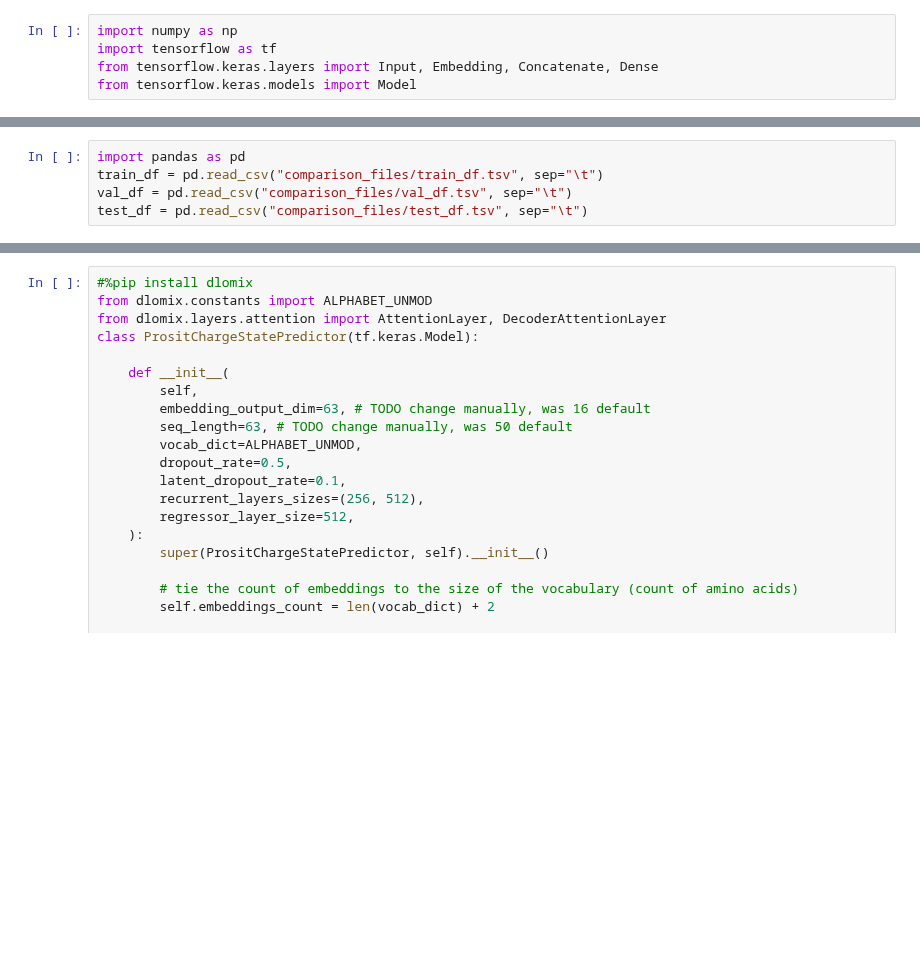
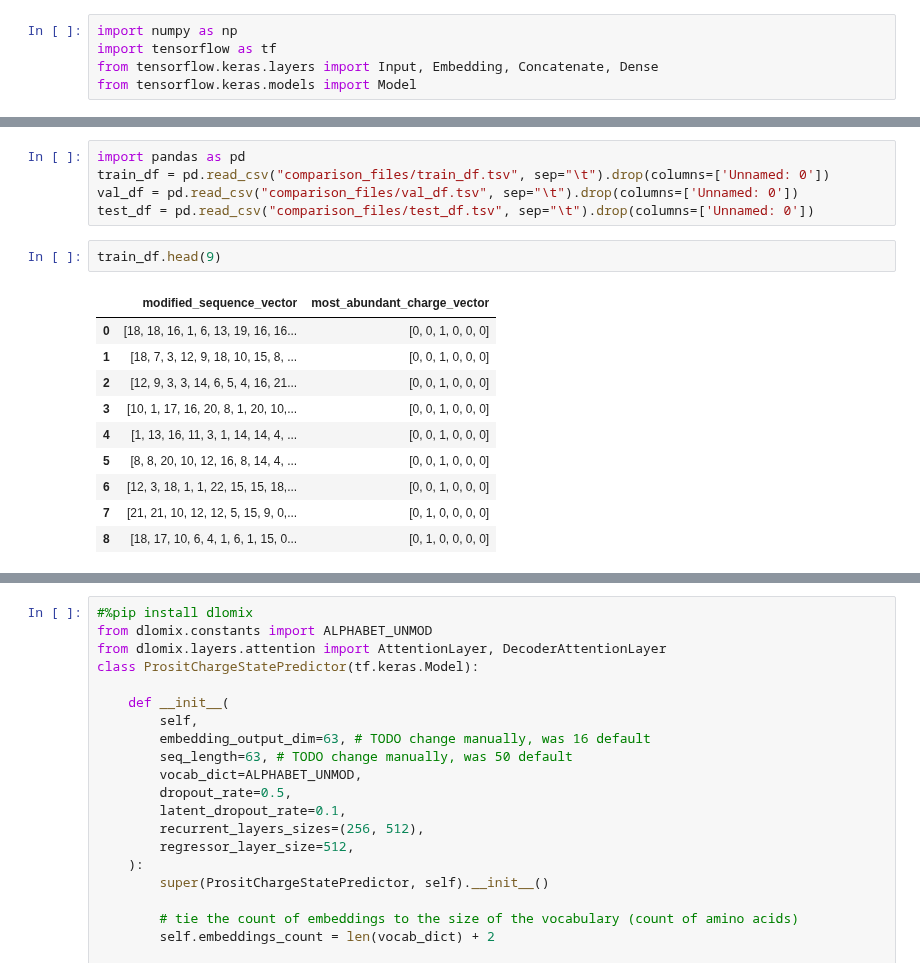
Before and after one commit to Sacesh/Masterpraktikum, a Jupyter notebook: prosit_charge_state_prediction_with_inference.ipynb, the cells around one changed output, grey strips where cells are left out. Drawn from its saved outputs; the diff is of its cells as text; blank space fills up the shorter version.

Commit message:
import dataframe from embed, sequence and one-hot

```diff
--- a/prosit_charge_state_prediction_with_inference.ipynb
+++ b/prosit_charge_state_prediction_with_inference.ipynb
@@ -90,5 +37,18 @@ from tensorflow.keras.models import Model
 # %%
 import pandas as pd
-train_df = pd.read_csv("comparison_files/train_df.tsv", sep="\t")
-val_df = pd.read_csv("comparison_files/val_df.tsv", sep="\t")
-test_df = pd.read_csv("comparison_files/test_df.tsv", sep="\t")
+train_df = pd.read_csv("comparison_files/train_df.tsv", sep="\t").drop(columns=['Unnamed: 0'])
+val_df = pd.read_csv("comparison_files/val_df.tsv", sep="\t").drop(columns=['Unnamed: 0'])
+test_df = pd.read_csv("comparison_files/test_df.tsv", sep="\t").drop(columns=['Unnamed: 0'])
+# %%
+train_df.head(9)
+# %% [output]
+|  | modified_sequence_vector | most_abundant_charge_vector |
+| 0 | [18, 18, 16, 1, 6, 13, 19, 16, 16... | [0, 0, 1, 0, 0, 0] |
+| 1 | [18, 7, 3, 12, 9, 18, 10, 15, 8, ... | [0, 0, 1, 0, 0, 0] |
+| 2 | [12, 9, 3, 3, 14, 6, 5, 4, 16, 21... | [0, 0, 1, 0, 0, 0] |
+| 3 | [10, 1, 17, 16, 20, 8, 1, 20, 10,... | [0, 0, 1, 0, 0, 0] |
+| 4 | [1, 13, 16, 11, 3, 1, 14, 14, 4, ... | [0, 0, 1, 0, 0, 0] |
+| 5 | [8, 8, 20, 10, 12, 16, 8, 14, 4, ... | [0, 0, 1, 0, 0, 0] |
+| 6 | [12, 3, 18, 1, 1, 22, 15, 15, 18,... | [0, 0, 1, 0, 0, 0] |
+| 7 | [21, 21, 10, 12, 12, 5, 15, 9, 0,... | [0, 1, 0, 0, 0, 0] |
+| 8 | [18, 17, 10, 6, 4, 1, 6, 1, 15, 0... | [0, 1, 0, 0, 0, 0] |
```
Also changed, not shown: parts of 12 cells of this notebook.
